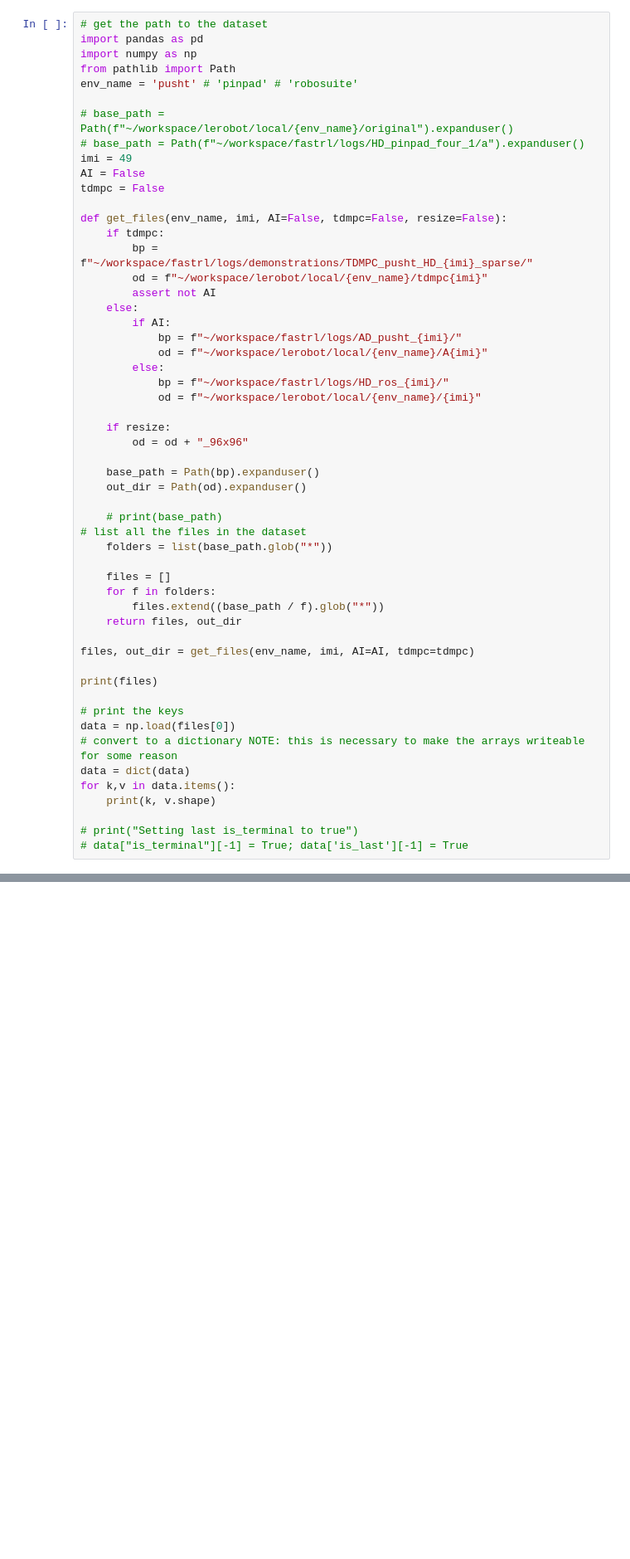
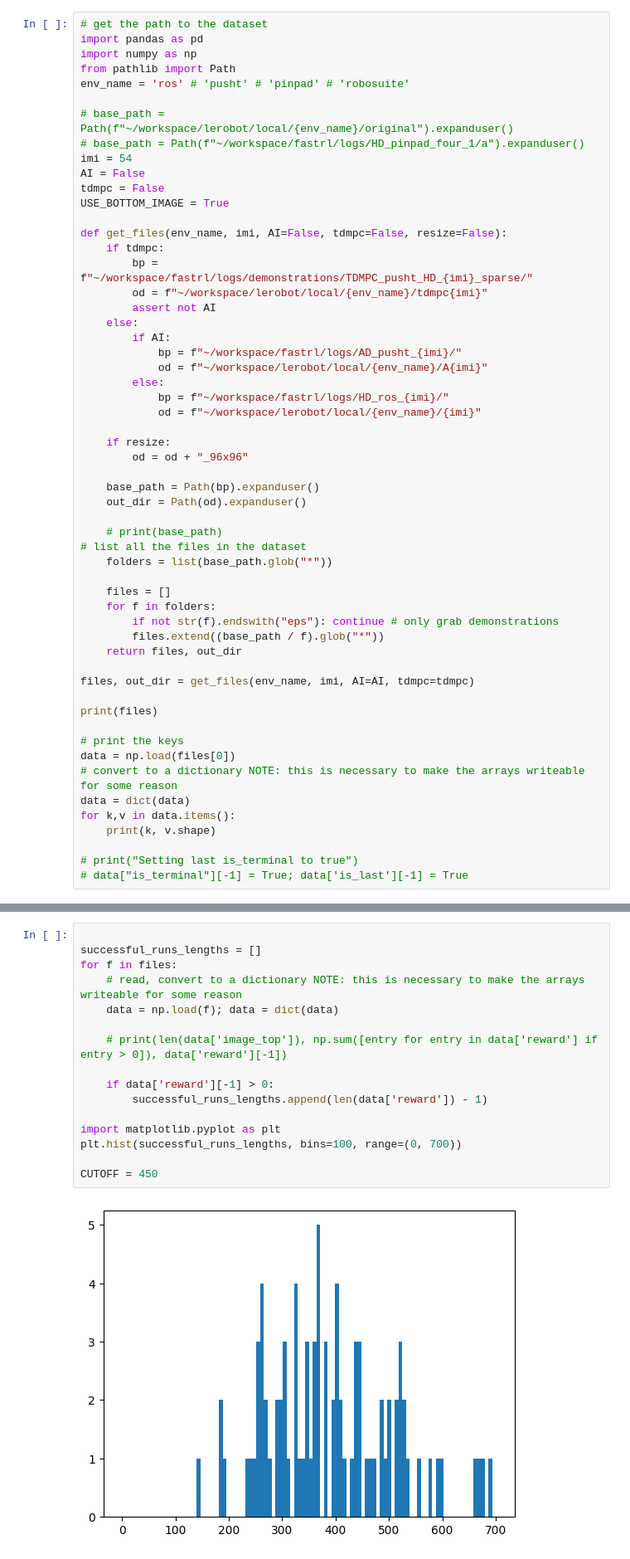
Before and after one commit to dirkmcpherson/lerobot, a Jupyter notebook: lerobot/scripts/local_dataset.ipynb, the cells around one changed output, grey strips where cells are left out. Shown at 83% size. Drawn from its saved outputs; the diff is of its cells as text; blank space fills up the shorter version.

```diff
--- a/lerobot/scripts/local_dataset.ipynb
+++ b/lerobot/scripts/local_dataset.ipynb
@@ -22,13 +43,14 @@ with initialize(version_base=None, config_path="../configs", job_name="test_app"
 import pandas as pd
 import numpy as np
 from pathlib import Path
-env_name = 'pusht' # 'pinpad' # 'robosuite'
+env_name = 'ros' # 'pusht' # 'pinpad' # 'robosuite'
 
 # base_path = Path(f"~/workspace/lerobot/local/{env_name}/original").expanduser()
 # base_path = Path(f"~/workspace/fastrl/logs/HD_pinpad_four_1/a").expanduser()
-imi = 49
+imi = 54
 AI = False
 tdmpc = False
+USE_BOTTOM_IMAGE = True
 
 def get_files(env_name, imi, AI=False, tdmpc=False, resize=False):
     if tdmpc:
@@ -55,6 +77,7 @@ def get_files(env_name, imi, AI=False, tdmpc=False, resize=False):
 
     files = []
     for f in folders:
+        if not str(f).endswith("eps"): continue # only grab demonstrations
         files.extend((base_path / f).glob("*"))
     return files, out_dir
 
@@ -74,3 +111,21 @@ for k,v in data.items():
+# %%
+
+successful_runs_lengths = []
+for f in files:
+    # read, convert to a dictionary NOTE: this is necessary to make the arrays writeable for some reason
+    data = np.load(f); data = dict(data)
+
+    # print(len(data['image_top']), np.sum([entry for entry in data['reward'] if entry > 0]), data['reward'][-1])
+
+    if data['reward'][-1] > 0:
+        successful_runs_lengths.append(len(data['reward']) - 1)
+
+import matplotlib.pyplot as plt
+plt.hist(successful_runs_lengths, bins=100, range=(0, 700))
+
+CUTOFF = 450
+# %% [output]
+[figure, added]
 # %%
 from lerobot.common.datasets.lerobot_dataset import LeRobotDataset, LeRobotDatasetMetadata
 import shutil
```
Also changed, not shown: parts of 7 cells of this notebook, 4 other files.
